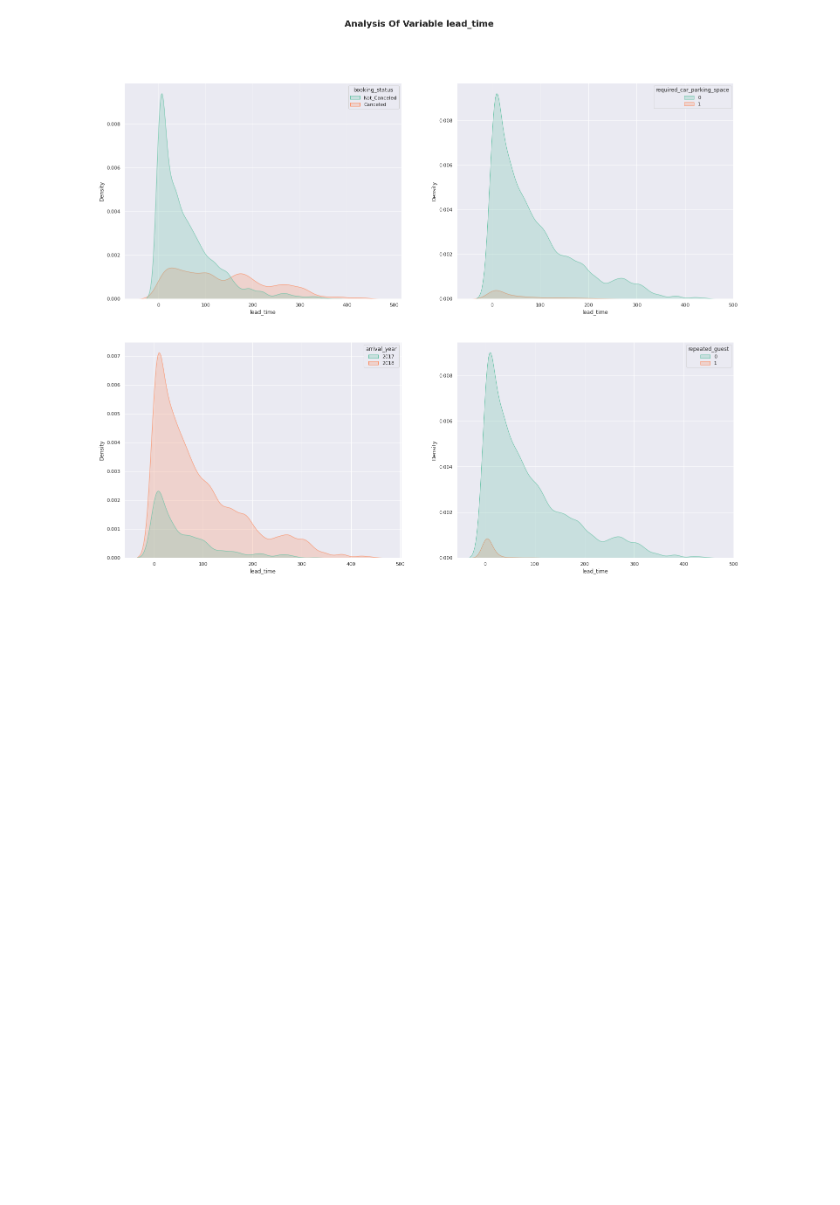
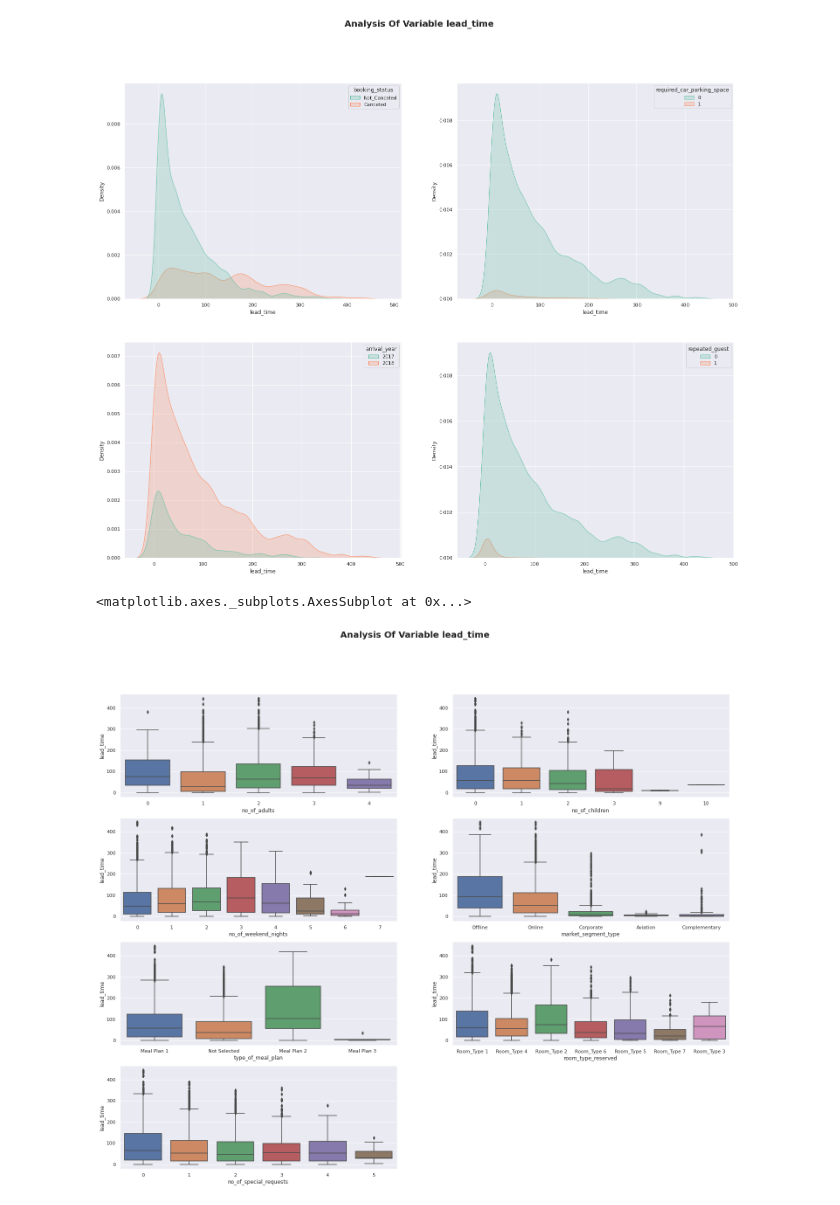
Before and after one commit to god05212/-, a Jupyter notebook: 고객이_호텔예약을_취소할지_예측하기.ipynb, the cells around one changed output. Cells and saved outputs as stored; diff of their text form; code cells hidden in the pictures; blank space fills up the shorter version.

```diff
--- a/고객이_호텔예약을_취소할지_예측하기.ipynb
+++ b/고객이_호텔예약을_취소할지_예측하기.ipynb
@@ -302,4 +306,31 @@ sns.kdeplot(x='lead_time', hue='repeated_guest', palette = 'Set2', shade=True, d
 # %% [output]
 <matplotlib.axes._subplots.AxesSubplot at 0x...>
 [figure]
+# %%
+plt.figure(figsize = (25, 20))
+plt.suptitle("Analysis Of Variable lead_time",fontweight="bold", fontsize=20)
+
+plt.subplot(4,2,1)
+sns.boxplot(x="no_of_adults", y="lead_time", data=df)
+
+plt.subplot(4,2,2)
+sns.boxplot(x="no_of_children", y="lead_time", data=df)
+
+plt.subplot(4,2,3)
+sns.boxplot(x="no_of_weekend_nights", y="lead_time", data=df)
+
+plt.subplot(4,2,4)
+sns.boxplot(x="market_segment_type", y="lead_time", data=df)
+
+plt.subplot(4,2,5)
+sns.boxplot(x="type_of_meal_plan", y="lead_time", data=df)
+
+plt.subplot(4,2,6)
+sns.boxplot(x="room_type_reserved", y="lead_time", data=df)
+
+plt.subplot(4,2,7)
+sns.boxplot(x="no_of_special_requests", y="lead_time", data=df)
+# %% [output]
+<matplotlib.axes._subplots.AxesSubplot at 0x...>
+[figure, added]
 # %% [markdown]
```
Also changed, not shown: parts of 21 cells of this notebook.
